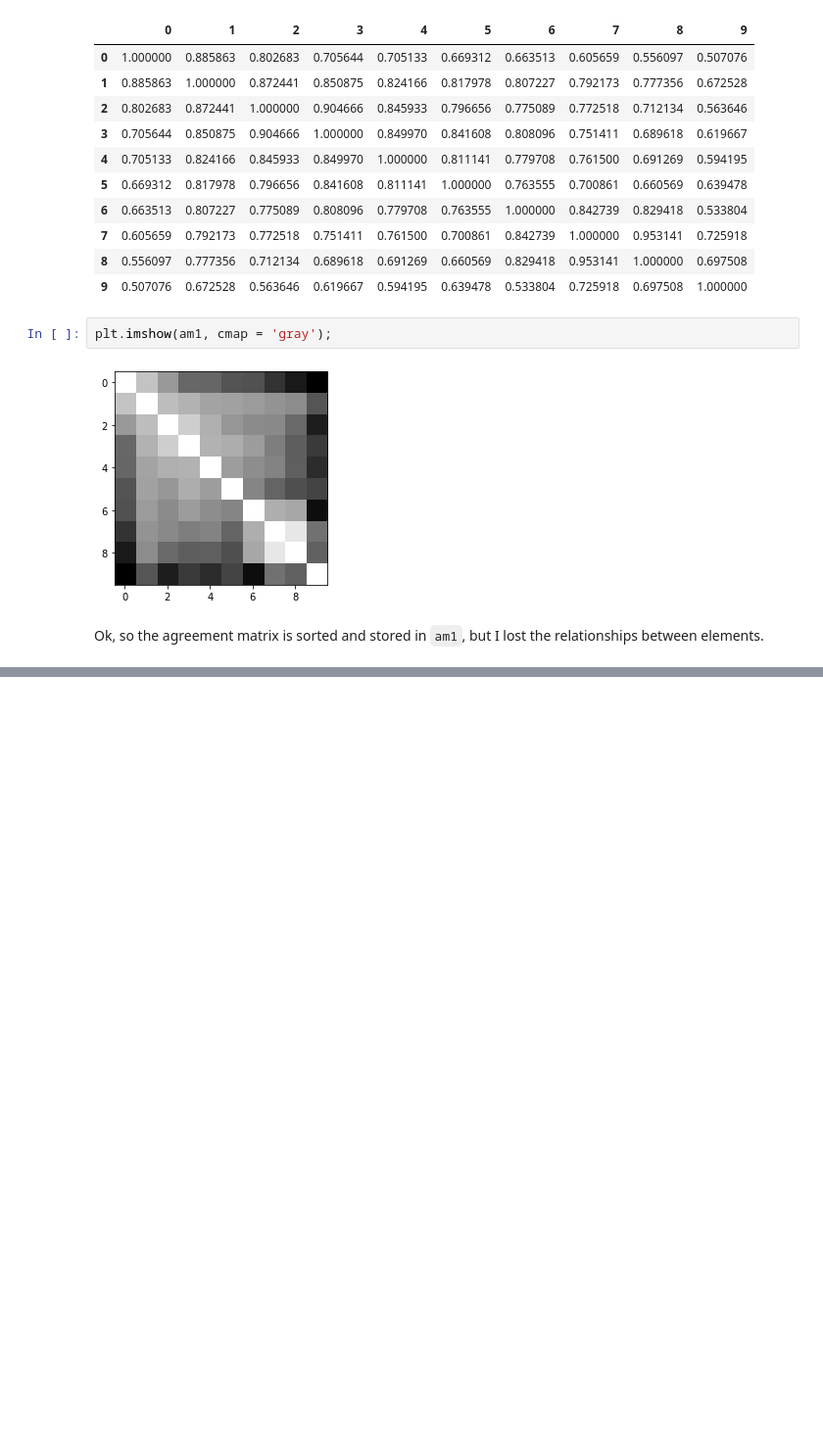
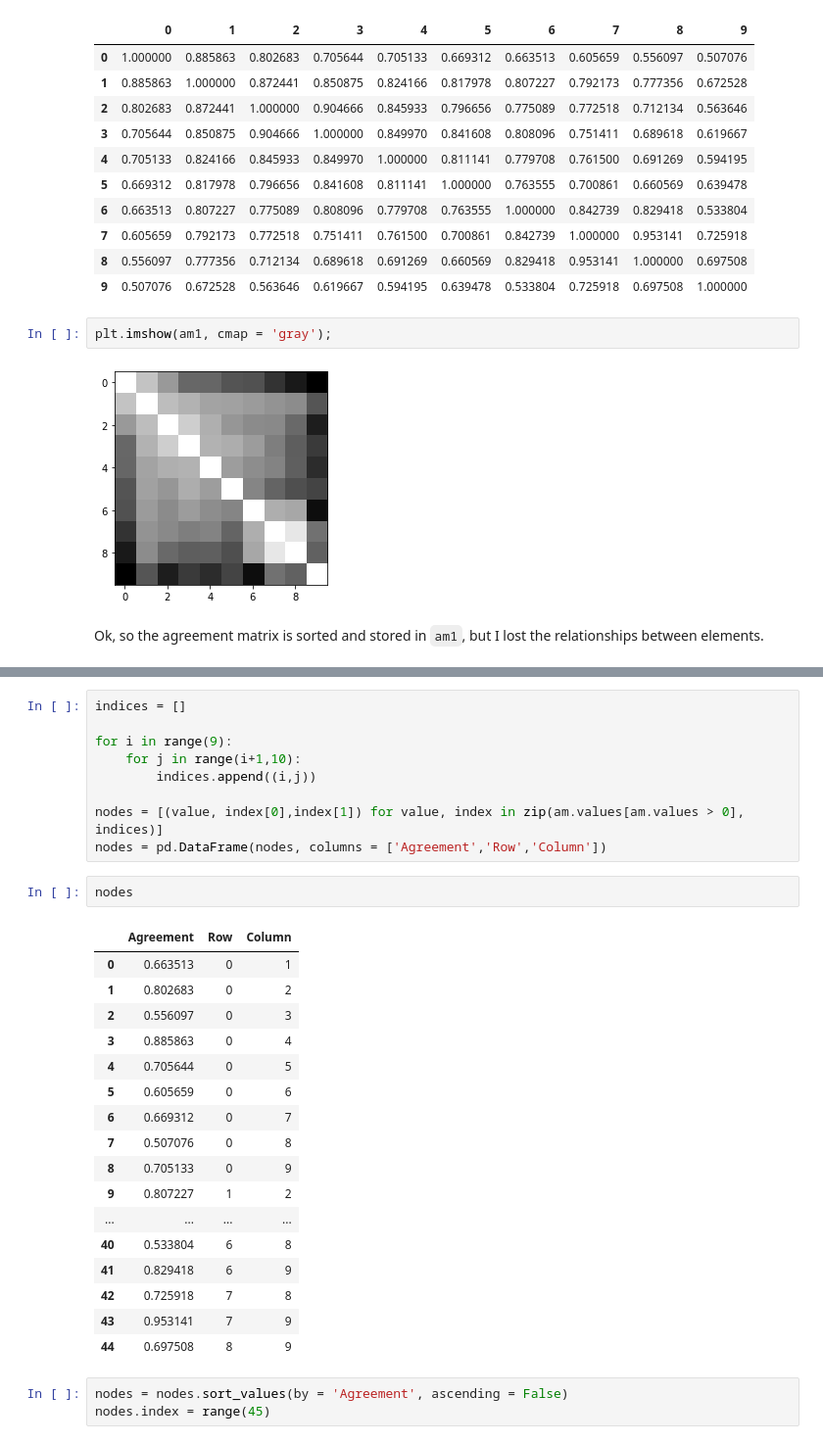
Before and after one commit to uniformlyMatt/PhD-code, a Jupyter notebook: Searching for digit manifolds.ipynb, the cells around one changed output, grey strips where cells are left out. Shown at 98% size. Drawn from its saved outputs; the diff is of its cells as text; blank space fills up the shorter version.

```diff
--- a/Searching for digit manifolds.ipynb
+++ b/Searching for digit manifolds.ipynb
@@ -275,0 +300,32 @@ Ok, so the agreement matrix is sorted and stored in `am1`, but I lost the relati
+# %%
+indices = []
+
+for i in range(9):
+    for j in range(i+1,10):
+        indices.append((i,j))
+
+nodes = [(value, index[0],index[1]) for value, index in zip(am.values[am.values > 0], indices)]
+nodes = pd.DataFrame(nodes, columns = ['Agreement','Row','Column'])
+# %%
+nodes
+# %% [output]
+|  | Agreement | Row | Column |
+| 0 | 0.663513 | 0 | 1 |
+| 1 | 0.802683 | 0 | 2 |
+| 2 | 0.556097 | 0 | 3 |
+| 3 | 0.885863 | 0 | 4 |
+| 4 | 0.705644 | 0 | 5 |
+| 5 | 0.605659 | 0 | 6 |
+| 6 | 0.669312 | 0 | 7 |
+| 7 | 0.507076 | 0 | 8 |
+| 8 | 0.705133 | 0 | 9 |
+| 9 | 0.807227 | 1 | 2 |
+| ... | ... | ... | ... |
+| 40 | 0.533804 | 6 | 8 |
+| 41 | 0.829418 | 6 | 9 |
+| 42 | 0.725918 | 7 | 8 |
+| 43 | 0.953141 | 7 | 9 |
+| 44 | 0.697508 | 8 | 9 |
+# %%
+nodes = nodes.sort_values(by = 'Agreement', ascending = False)
+nodes.index = range(45)
```
Also changed, not shown: parts of 5 cells of this notebook.
